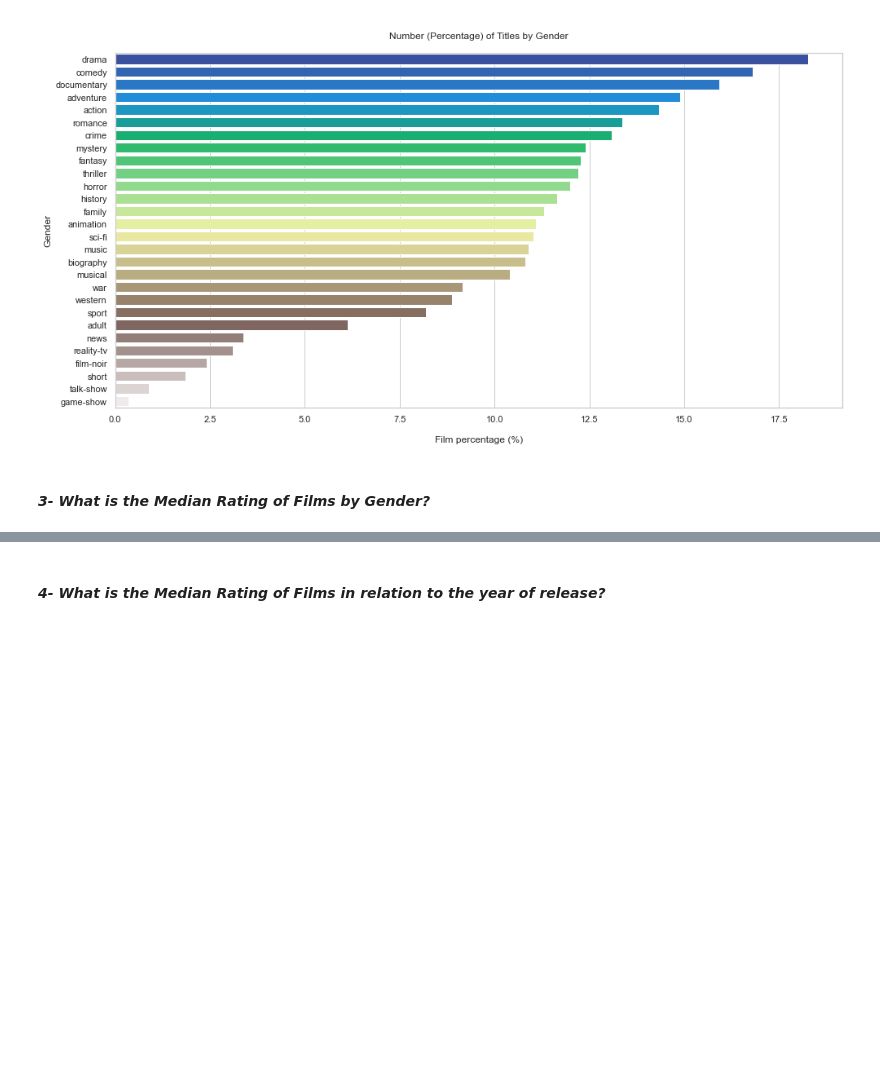
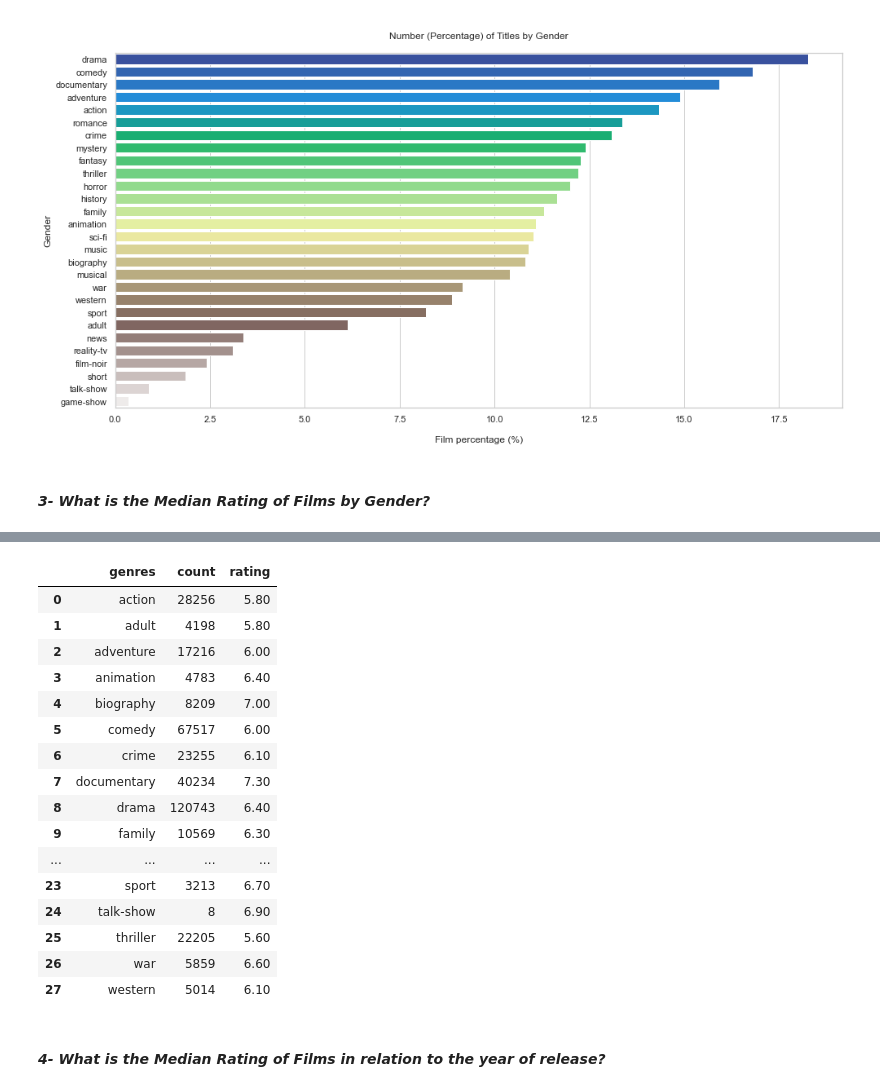
Before and after one commit to Krupique/Explorating-Data, a Jupyter notebook: IMDB-ExploreData/ExploreData.ipynb, the cells around one changed output, grey strips where cells are left out. Saved outputs shown, nothing was run; the diff lists cells and outputs as text; code cells hidden in the pictures; blank space fills up the shorter version.

```diff
--- a/IMDB-ExploreData/ExploreData.ipynb
+++ b/IMDB-ExploreData/ExploreData.ipynb
@@ -425,0 +462,3 @@ plt.show()
+# %%
+# Apply the function
+single_genres = return_genres(res3)
@@ -426,3 +485,46 @@ plt.show()
+# %%
+# Create empty lists
+genres_count = []
+genres_ratings = []
+# %%
+# Loop
+for item in single_genres:
+
+    # Returns the count of films per gender
+    query01 = 'SELECT COUNT(rating) FROM ratings JOIN titles ON ratings.title_id=titles.title_id WHERE genres LIKE '+ '\''+'%'+item+'%'+'\' AND type=\'movie\''
+    res01 = pd.read_sql_query(query01, conn)
+    genres_count.append(res01.values[0][0])
+
+     # Returns the rating of filmes per gender
+    query02 = 'SELECT rating FROM ratings JOIN titles ON ratings.title_id=titles.title_id WHERE genres LIKE '+ '\''+'%'+item+'%'+'\' AND type=\'movie\''
+    res02 = pd.read_sql_query(query02, conn)
+    genres_ratings.append(np.median(res02['rating']))
+# %%
+# Preparing the final dataframe
+df_gender_ratings = pd.DataFrame()
+df_gender_ratings['genres'] = single_genres
+df_gender_ratings['count'] = genres_count
+df_gender_ratings['rating'] = genres_ratings
+# %%
+df_gender_ratings
+# %% [output]
+|  | genres | count | rating |
+| 0 | action | 28256 | 5.80 |
+| 1 | adult | 4198 | 5.80 |
+| 2 | adventure | 17216 | 6.00 |
+| 3 | animation | 4783 | 6.40 |
+| 4 | biography | 8209 | 7.00 |
+| 5 | comedy | 67517 | 6.00 |
+| 6 | crime | 23255 | 6.10 |
+| 7 | documentary | 40234 | 7.30 |
+| 8 | drama | 120743 | 6.40 |
+| 9 | family | 10569 | 6.30 |
+| ... | ... | ... | ... |
+| 23 | sport | 3213 | 6.70 |
+| 24 | talk-show | 8 | 6.90 |
+| 25 | thriller | 22205 | 5.60 |
+| 26 | war | 5859 | 6.60 |
+| 27 | western | 5014 | 6.10 |
 # %% [markdown]
 #### _4- What is the Median Rating of Films in relation to the year of release?_
 # %% [markdown]
```
Also changed, not shown: parts of 12 cells of this notebook.
